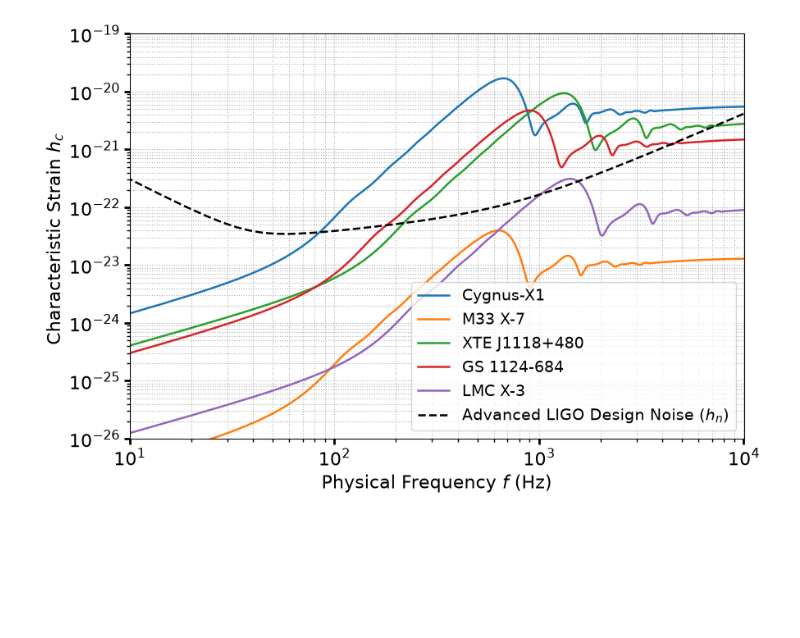
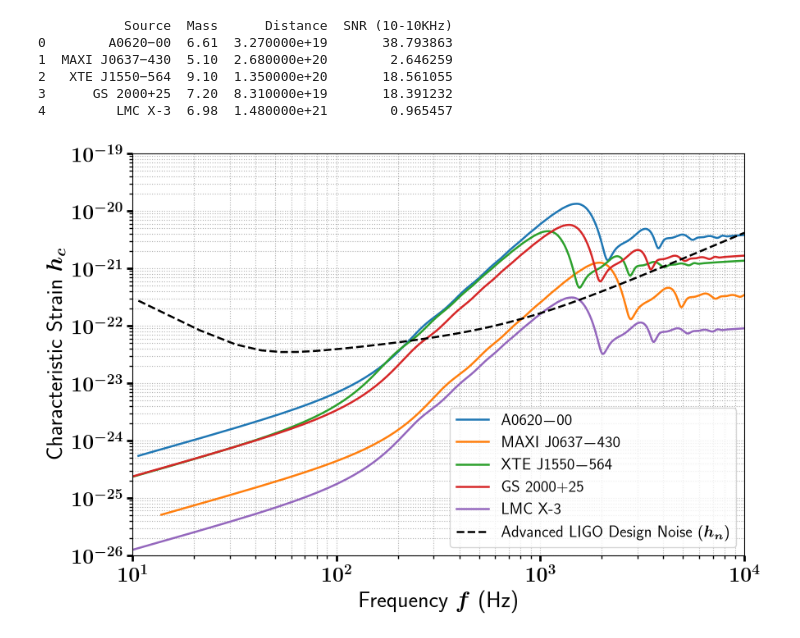
Before and after one commit to iswamy07/cs_bh_gw, a Jupyter notebook: bh_cs_qnms.ipynb, the cells around one changed output. Saved outputs shown, nothing was run; the diff lists cells and outputs as text; code cells hidden in the pictures; blank space fills up the shorter version.

```diff
--- a/bh_cs_qnms.ipynb
+++ b/bh_cs_qnms.ipynb
@@ -55,12 +60,11 @@ theta = np.pi/2     #plane of motion
 target_rs_values = [5.5, 4.5, 3.5, 2.5]
 r_obs = np.array([100*M, 3500*M])
 # %%
-results = qnm.zerilli_solver(M, mu, E, l, theta, Nt, Nr, target_rs_values, r_obs)
+res = qnm.zerilli_solver(M, mu, E, l, theta, Nt, Nr, target_rs_values, r_obs)
 
+with open('zer_sol_full.pkl', 'wb') as file:
+    pickle.dump(res, file)
 #print("Number of result entries:", len(results))
 #print("Keys available in a result entry:", results[0].keys())
 #print(results[6]["mu"], results[6]["E"])
-r_i = results[0]["r_i"]
-psi_ext = results[0]["psi_ext"]
-wave_snapshots = results[0]["wave_snapshots"]
 # %%
@@ -194,14 +206,14 @@ psd = pycbc.psd.aLIGOZeroDetHighPower(flen_s, delta_f_s, flow)
 ligo_noise_strain = np.sqrt(f_nz * psd[1:])
 
 
-valid = (f_nz >= 10.0) & (f_nz <= 1500.0) & (psd[1:] > 0)
+valid = (f_nz >= 10.0) & (f_nz <= 10000.0) & (psd[1:] > 0)
 snr = np.sqrt(np.sum((h_characteristic[valid] / ligo_noise_strain[valid])**2 * (delta_f_s / f_nz[valid])))
 
 print(f"Optimal SNR: {snr:.2f}")
 
 
 plt.figure(figsize=(8, 5))
-plt.plot(f_nz, h_characteristic, lw=1.5, label='BH-CS Source ($10\\text{ Mpc}$)')
+plt.plot(f_nz, h_characteristic, lw=1.5, label='BH-CS Source ($10\text{ Mpc}$)')
 plt.plot(f_nz, ligo_noise_strain, color='black', linestyle='--', lw=1.2, label='Advanced LIGO Design Noise ($h_n$)')
 
 plt.xscale('log')
@@ -222,20 +234,20 @@ Optimal SNR: 107.26
 # %%
 h_s = []
 u_s = []
-M_array = [14.8,    #Cygnus-X1
-           15.65,   #M33 X-7
-           7.5,     #XTE J1118+480
-           11,      #GS 1124-684
-           6.98        #LMC X-3
+M_array = [6.61,    #A0620−00
+           5.1,      #MAXI J0637−430
+           9.1,     #XTE J1550−564
+           7.2,     #GS 2000+25
+           6.98     #LMC X-3
            ]
-L_array = [5.74e+19,
-           2.59e+22,
-           5.25e+19,
-           1.53e+20,
+L_array = [3.27e+19,
+           2.68e+20,
+           1.35e20,
+           8.31e+19,
            1.48e+21
            ]
 
-label = ['Cygnus-X1', 'M33 X-7', 'XTE J1118+480', 'GS 1124-684', 'LMC X-3']
+label = ['A0620−00', 'MAXI J0637−430', 'XTE J1550−564', 'GS 2000+25', 'LMC X-3']
 
 for M, L in zip(M_array, L_array):
     M_kg = M * M_sun
@@ -256,7 +268,7 @@ fft_strain = []
 fft_freqs = []
 h_char = []
 ligo_noise_strain = []
-
+snr_list = []
 
 for i in range(len(M_array)):
 
@@ -282,36 +294,49 @@ for i in range(len(M_array)):
     psd = pycbc.psd.aLIGOZeroDetHighPower(flen, delta_f, flow)
 
     hn = np.sqrt(freqs * np.asarray(psd[:]))
+    valid = (freqs >= 10.0) & (freqs <= 10000.0) & (psd[:] > 0)
+    snr = np.sqrt(np.sum((hc[valid] / hn[valid])**2 * (delta_f / freqs[valid])))
 
     fft_strain.append(fft)
     fft_freqs.append(freqs)
     h_char.append(hc)
+    snr_list.append(snr)
     ligo_noise_strain.append(hn)
 
 fft_strain = np.array(fft_strain)
 fft_freqs = np.array(fft_freqs)
+
+df = pd.DataFrame({'Source': label, 'Mass': M_array, 'Distance': L_array, 'SNR (10-10KHz)': snr_list})
+print(df)
+# %% [output]
+           Source  Mass      Distance  SNR (10-10KHz)
+0        A0620−00  6.61  3.270000e+19       38.793863
+1  MAXI J0637−430  5.10  2.680000e+20        2.646259
+2   XTE J1550−564  9.10  1.350000e+20       18.561055
+3      GS 2000+25  7.20  8.310000e+19       18.391232
+4         LMC X-3  6.98  1.480000e+21        0.965457
 # %%
 plt.figure(figsize=(9, 6))
 for i in range(len(M_array)):
     plt.plot(fft_freqs[i][1:], h_char[i][1:], lw=1.8, label=rf'{label[i]}')
 plt.plot(fft_freqs[0][1:], ligo_noise_strain[0][1:], color='black', linestyle='--', lw=1.8, label='Advanced LIGO Design Noise ($h_n$)')
 
 plt.xscale('log')
 plt.yscale('log')
 
 plt.ylim(10**-26, 10**-19)
 plt.xlim(10, 1e4)
-plt.xlabel(r'Physical Frequency $f$ (Hz)', fontsize=16)
-plt.ylabel(r'Characteristic Strain $h_c$ ', fontsize=16)
-plt.tick_params(width = 2, length = 5, labelsize = 16)
+plt.xlabel(r'Frequency $f$ (Hz)', fontsize=20)
+plt.ylabel(r'Characteristic Strain $h_c$ ', fontsize=20)
+plt.tick_params(width = 2, length = 5, labelsize = 18)
 plt.tick_params(which = 'minor', width = 1, length = 3)
 #plt.title('Nambu-Goto Signal vs. Official Advanced LIGO Sensitivity', fontsize=14)
 plt.grid(True, which='both', linestyle=':')
 plt.legend(loc='lower right', fontsize = 14)
 plt.tight_layout()
 plt.show()
 # %% [output]
-[figure, old version]
+[figure, new version]
 # %%
 Nt = 20000
 Nr = 5000
```
Also changed, not shown: parts of 8 cells of this notebook.
